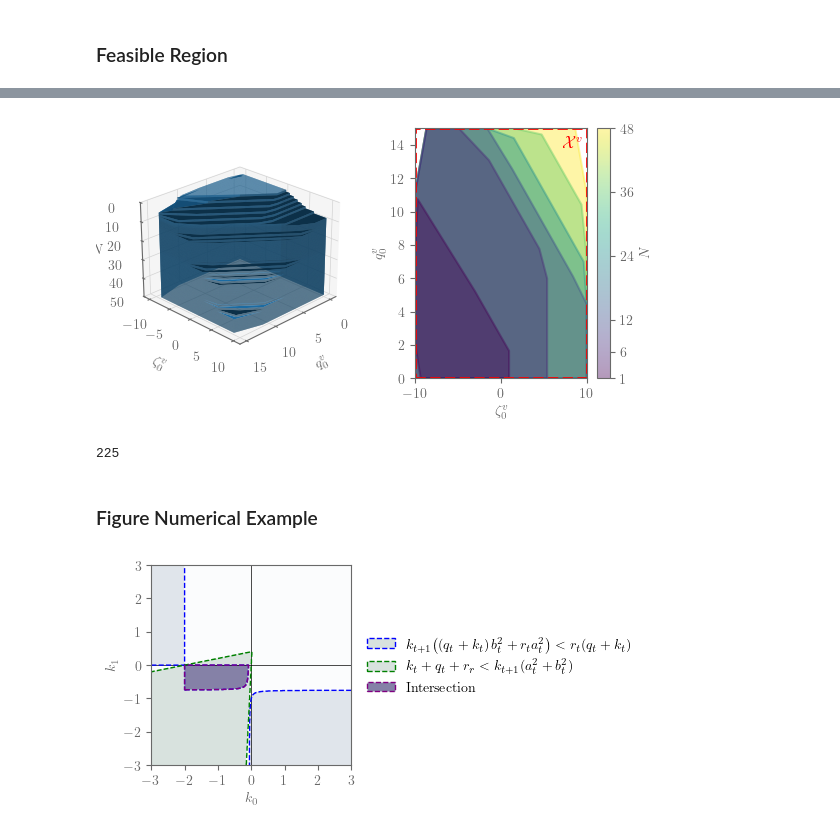
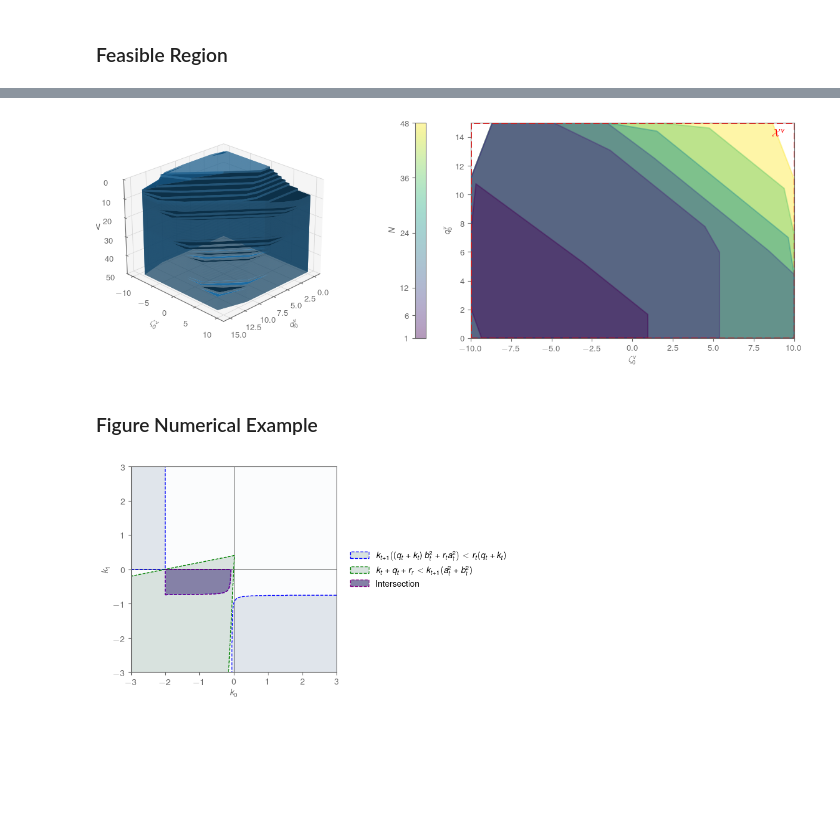
Before and after one commit to Gedlex/time-varying-RHGs, a Jupyter notebook: empc_DSMPC.ipynb, the cells around one changed output, grey strips where cells are left out. Drawn from its saved outputs; the diff is of its cells as text; code cells hidden in the pictures; blank space fills up the shorter version.

```diff
--- a/empc_DSMPC.ipynb
+++ b/empc_DSMPC.ipynb
@@ -889,17 +518,0 @@ __Backward Propagation:__
-# %%
-# Allocate Lagrange multipliers p_t
-p_t = np.full((T+2, sys_p.n), np.nan)
-p_t[T+1] = dual_vector_p[0]
-
-# Get state multipliers
-state_multipliers = dual_vars_p[ctrl_p.params.N:2*ctrl_p.params.N+1]
-
-# Propagate Lagrange multipliers p_t backwards
-p_t[T] = p_t[T+1] @ ctrl_p.sys.f_grad(t=T)[0].T - 1 * ctrl_p.params.stage_cost_grad(x_p[T], u_p[t], T)[0].T - state_multipliers[0].reshape(-1) @ ctrl_p.params.h_x_grad(x_p[t], T)[0].T
-for t in range(T-1,0,-1):
-    p_t[t] = p_t[t+1] @ ctrl_p.sys.f_grad(t=t)[0].T - 1 * ctrl_p.params.stage_cost_grad(x_p[t], u_p[t], t)[0].T - state_multipliers[t].reshape(-1) @ ctrl_p.params.h_x_grad(x_p[t], t)[0].T
-
-# Check periodicity of Lagrange multipliers
-matches = np.allclose(p_t[1], p_t[-1], 5E-2)
-print(f'Lagrange multipliers are {"periodic" if matches else "not periodic"}.')
-print("p_diff = " + np.array2string(p_t[1] - p_t[-1], precision=1, formatter={'float_kind':lambda x: f"{x:.1e}"}))
@@ -1018,9 +525,8 @@ paramst.N = 24
 ctrl = EMPC(sys_p, paramst)
 
 # Setup simulation
-num_steps = 48
 xt_0 = [np.tile(np.array([10/4*i, 15/4*i]), 10) for i in range(5)]
-num_traj  = len(x_0)
+num_traj  = len(xt_0)
 
 # Allocate state and input trajectories
 xt = np.full((num_traj, num_steps+1, sys.n), np.nan)
@@ -1057,7 +563,6 @@ clear_output()
 ### Solve DSMPC for Varying Horizons
 # %%
 # Setup simulation
-num_steps = 48
 horizont = [24, 36, 48]
 num_horizont = len(horizont)
 
@@ -1106,10 +611,10 @@ for i in range(num_traj):
     cost, costt = 0, 0
     for k in range(num_steps):
         cost  += params.ctrl.stage_cost(x[i, k],  u[i, k],  t=k)[0]
-        costt += params.ctrl.stage_cost(xt[i, k], ut[i, k], t=k)[0]
+        costt += paramst.ctrl.stage_cost(xt[i, k], ut[i, k], t=k)[0]
 
     # Append the computed costs
-    data.append([cost, costt, np.abs(cost/costt-1)])
+    data.append([cost, costt, np.abs(cost/costt-1)*100])
 
 # Create a pandas DataFrame
 columns = pd.MultiIndex.from_tuples([('Cost', 'Without'), ('Cost', 'With'), ('Rel. Diff','[%]')])
@@ -1262,14 +853,15 @@ clear_output()
 # %%
 # Set rcParams
-export = True
+export = False
 plt.style.use('default') # 'seaborn-v0_8-darkgrid
+plt.rcParams['font.size'] = 10
 plt.rcParams['text.usetex'] = True
 plt.rcParams['xtick.color'] = 'dimgray'
 plt.rcParams['ytick.color'] = 'dimgray'
 plt.rcParams['axes.edgecolor'] = 'dimgray'
 plt.rcParams['axes.labelcolor'] = 'dimgray'
 plt.rcParams['lines.linewidth'] = 1.5
-plt.rcParams['text.latex.preamble'] = r"""\usepackage{bm}"""
+plt.rcParams['text.latex.preamble'] = preamble
 
 # Define function to update edge alpha
 def update_edgealpha(fig, collection, alpha=1):
@@ -1285,14 +877,14 @@ axs[0] = fig.add_subplot(1, 2, 1, projection='3d')
 axs[1] = fig.add_subplot(1, 2, 2)
 
 # Plot 3d-surface
-axs[0].plot_surface(*feasible_set, rstride=1, cstride=10, linewidth=0, antialiased=True, alpha=1, shade=True, lightsource=LightSource(azdeg=-180, altdeg=45))
+axs[0].plot_surface(*feasible_set2, rstride=1, cstride=10, linewidth=0, antialiased=True, alpha=1, shade=True, lightsource=LightSource(azdeg=-180, altdeg=45))
 
 # Plot 2d-projection
 patches = []
 colors = [48, 36, 24, 12, 6, 1]
 for i, N in enumerate(colors):
-    idx = max(*np.where(feasible_set[2,:,0] == N))
-    patches.append(Polygon(feasible_set[0:2,idx].T))
+    idx = max(*np.where(feasible_set2[2,:,0] == N))
+    patches.append(Polygon(feasible_set2[0:2,idx].T))
 
 # Add patches to subfigure
 p = PatchCollection(patches, alpha=0.4, edgecolor='face', linewidth=1.5)
@@ -1311,55 +903,52 @@ axs[0].set_zlabel(r"$N$")
 axs[0].set_ylabel(r"$q_0^v$")
 axs[0].set_xlabel(r"$\zeta_0^v$")
 axs[1].set_ylabel(r"$q_0^v$")
 axs[1].set_xlabel(r"$\zeta_0^v$")
 axs[0].zaxis.labelpad=-2
 
 # Set axis limits
 axs[0].set_zlim(0, 50)
-axs[1].set_xlim(feasible_set[0,:].min(), feasible_set[0,:].max().round())
-axs[1].set_ylim(feasible_set[1,:].min(), feasible_set[1,:].max().round())
+axs[1].set_xlim(feasible_set2[0,:].min(), feasible_set2[0,:].max().round())
+axs[1].set_ylim(feasible_set2[1,:].min(), feasible_set2[1,:].max().round())
 
 # Set grid
 axs[0].xaxis._axinfo['grid'].update(color='lightgray', linestyle='-', linewidth=0.5)
 axs[0].yaxis._axinfo['grid'].update(color='lightgray', linestyle='-', linewidth=0.5)
 axs[0].zaxis._axinfo['grid'].update(color='lightgray', linestyle='-', linewidth=0.5)
 
 # Set background color
 axs[0].xaxis.set_pane_color('whitesmoke')
 axs[0].yaxis.set_pane_color('whitesmoke')
 axs[0].zaxis.set_pane_color('whitesmoke')
 
 # Set ticks
 axs[0].zaxis._axinfo['juggled'] = (1, 2, 0)
 # ax.set(xticklabels=[], yticklabels=[],  zticklabels=[])
 
 # Set view angle
 axs[0].view_init(elev=-155, azim=225)
 
 # Export figure
 if export:
-    fig = adjust_margins(fig, width=5, height=2.5, wspace=1.0)
+    fig = adjust_margins(fig, textwidth=5.512, width=5, height=2.5, wspace=1.0)
     fig.colorbar(p, ax=axs[1], ticks=colors, location='right', label=r"$N$")
-    fig.savefig(f"figures/figure_feasible_region_cempc_t_{t:0.1f}.pdf")
+    fig.savefig(f"figures/figure_feasible_region_cempc_t_{t:0.1f}_beamer.pdf")
 # %% [output]
-[figure, old version]
+[figure, new version]
-# %%
-360-90-45
-# %% [output]
-225
 # %% [markdown]
 ### Figure Numerical Example
 # %%
 # Set rcParams
-export = True
+export = False
 plt.style.use('default') # 'seaborn-v0_8-darkgrid
+plt.rcParams['font.size'] = 10
 plt.rcParams['text.usetex'] = True
 plt.rcParams['xtick.color'] = 'dimgray'
 plt.rcParams['ytick.color'] = 'dimgray'
 plt.rcParams['axes.edgecolor'] = 'dimgray'
 plt.rcParams['axes.labelcolor'] = 'dimgray'
 plt.rcParams['lines.linewidth'] = 1.5
-plt.rcParams['text.latex.preamble'] = r"""\usepackage{bm}"""
+plt.rcParams['text.latex.preamble'] = preamble
 
 # Define meshgrid
 d = np.linspace(-3,3,1000)
@@ -1392,7 +981,7 @@ axs[0].imshow((set1 & set2).astype(int), extent=(k0.min(),k0.max(),k1.min(),k1.m
 # Create patches (proxy artist)
 patches = [Patch(facecolor='#d8e2de', edgecolor='blue', linestyle='--', label=r"$k_{t+1}\bigl((q_t + k_t)\, b_t^2 + r_t a_t^2\bigr) < r_t(q_t + k_t)$"),
            Patch(facecolor='#d8e2de', edgecolor='green', linestyle='--', label=r"$k_t + q_t + r_r < k_{t+1}(a_t^2 + b_t^2)$"),
-           Patch(facecolor='#8581a7', edgecolor='purple', linestyle='--', label=r"\rmfamily{Intersection}")]
+           Patch(facecolor='#8581a7', edgecolor='purple', linestyle='--', label=r"\textnormal{Intersection}")]
 
 # Disable 2nd axis
 axs[1].axis('off')
@@ -1415,7 +1004,7 @@ axs[0].legend(handles=patches, bbox_to_anchor=(1.05, 0.5), loc='center left' , b
 
 # Export figure
 if export:
-    fig = adjust_margins(fig, width=4, height=2, wspace=0, hspace=0)
-    fig.savefig(f"figures/figure_rotation_of_indefinite_cost.pdf")
+    fig = adjust_margins(fig, textwidth=5.512, width=4, height=2, wspace=0, hspace=0)
+    fig.savefig(f"figures/figure_rotation_of_indefinite_cost_beamer.pdf")
 # %% [output]
-[figure, old version]
+[figure, new version]
```
Also changed, not shown: parts of 33 cells of this notebook, 5 other files.
